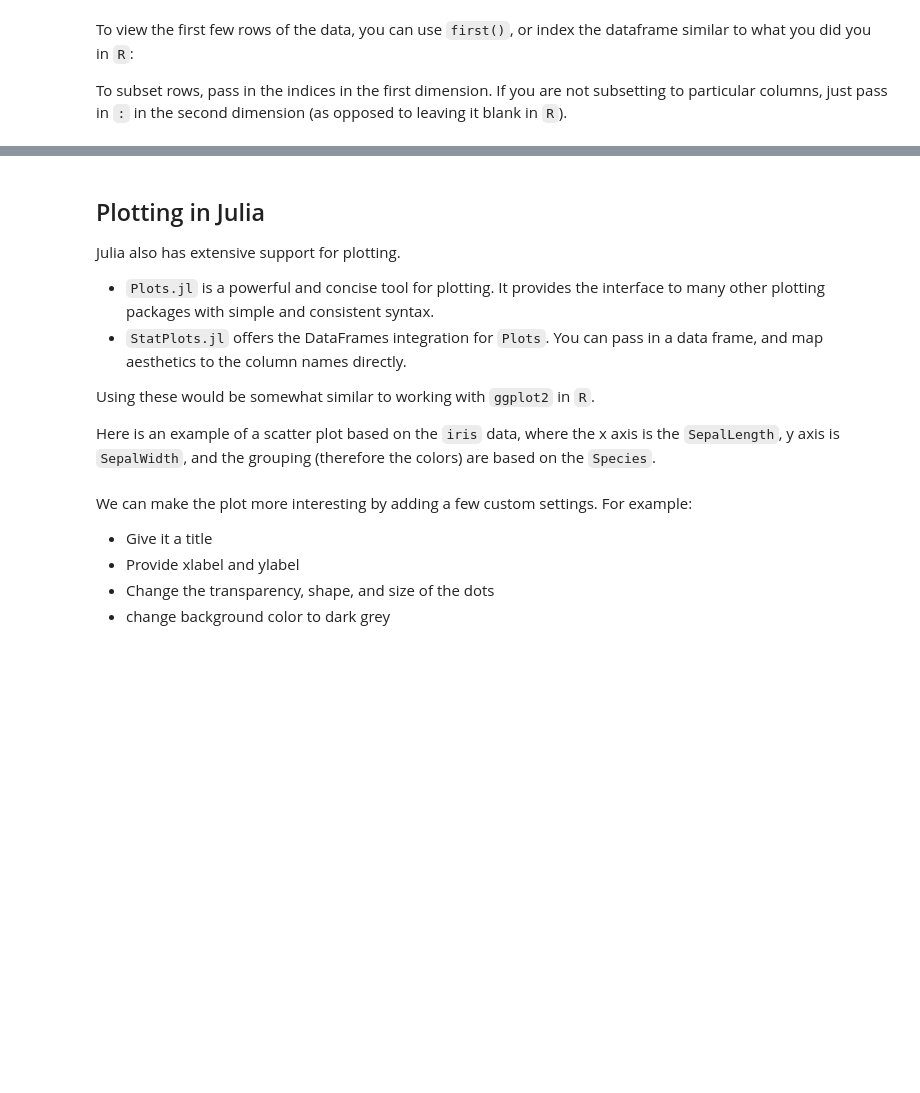
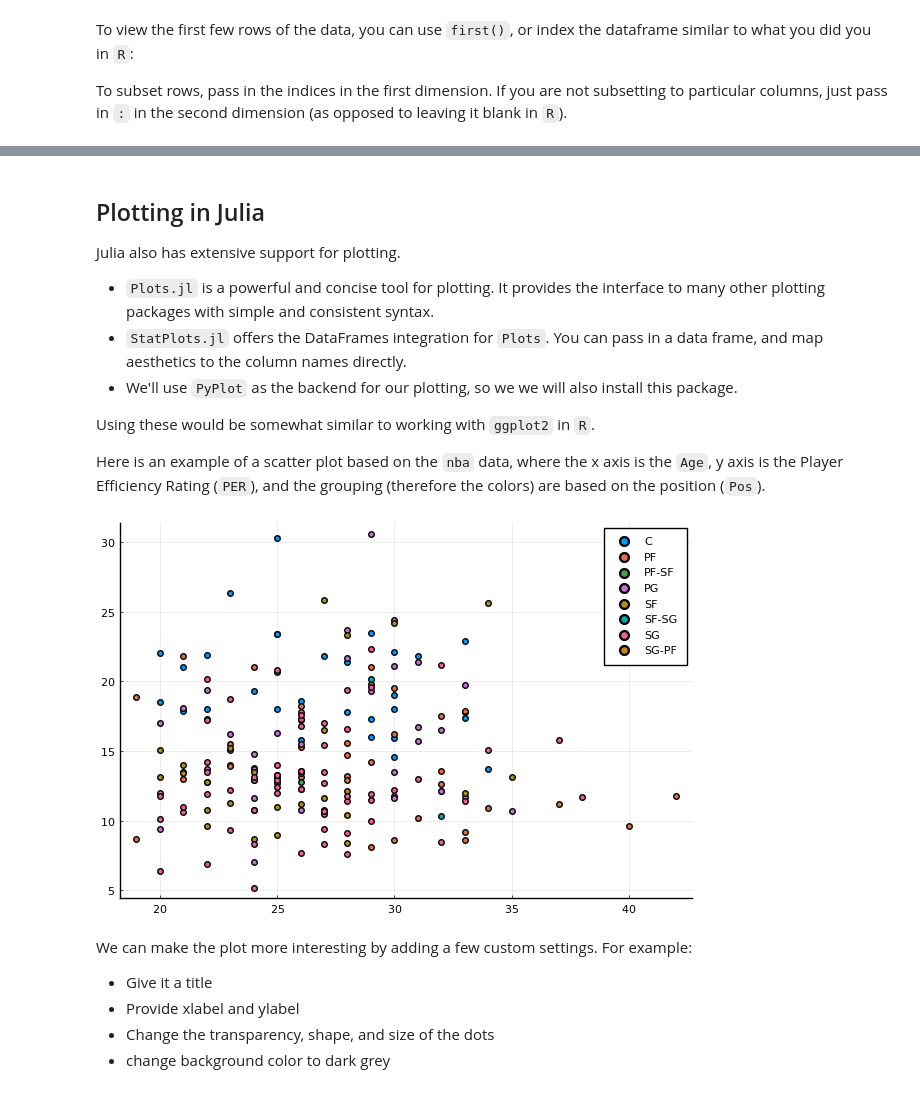
Before and after one commit to leobix/mban22_software_tools, a Jupyter notebook: Orientation/session3_JuliaJuMP/Session3_IntroJulia (complete).ipynb, the cells around one changed output, grey strips where cells are left out. Cells and saved outputs as stored; diff of their text form; code cells hidden in the pictures; blank space fills up the shorter version.

```diff
--- a/Orientation/session3_JuliaJuMP/Session3_IntroJulia (complete).ipynb
+++ b/Orientation/session3_JuliaJuMP/Session3_IntroJulia (complete).ipynb
@@ -119,7 +155,7 @@ using DataFrames, CSV
 # %% [markdown]
 Now let's read in the data:
 # %%
-iris = CSV.read("iris.csv");
+df = CSV.read("data/NBA_data_2018_2019.csv", DataFrame);
 # %% [markdown]
 To view the first few rows of the data, you can use `first()`, or index the dataframe similar to what you did you in `R`:
 
@@ -148,7 +206,8 @@ Julia also has extensive support for plotting.
 
 * `Plots.jl` is a powerful and concise tool for plotting. It provides the interface to many other plotting packages with simple and consistent syntax.
 * `StatPlots.jl` offers the DataFrames integration for `Plots`. You can pass in a data frame, and map aesthetics to the column names directly.
+* We'll use `PyPlot` as the backend for our plotting, so we we will also install this package.
 
 Using these would be somewhat similar to working with `ggplot2` in `R`.
 
-Here is an example of a scatter plot based on the `iris` data, where the x axis is the `SepalLength`, y axis is `SepalWidth`, and the grouping (therefore the colors) are based on the `Species`.
+Here is an example of a scatter plot based on the `nba` data, where the x axis is the `Age`, y axis is the Player Efficiency Rating (`PER`), and the grouping (therefore the colors) are based on the position (`Pos`).
@@ -155,8 +219,10 @@ Here is an example of a scatter plot based on the `iris` data, where the x axis
 # %%
 using Plots
 using StatsPlots
 pyplot()
-scatter(iris[!,:SepalLength],iris[!,:SepalWidth],group=iris[!,:Species])
+scatter(df[!,:Age],df[!,:PER],group=df[!,:Pos])
+# %% [output]
+[figure, added]
 # %% [markdown]
 We can make the plot more interesting by adding a few custom settings. For example:
 * Give it a title
```
Also changed, not shown: parts of 33 cells of this notebook, 6 other files.
